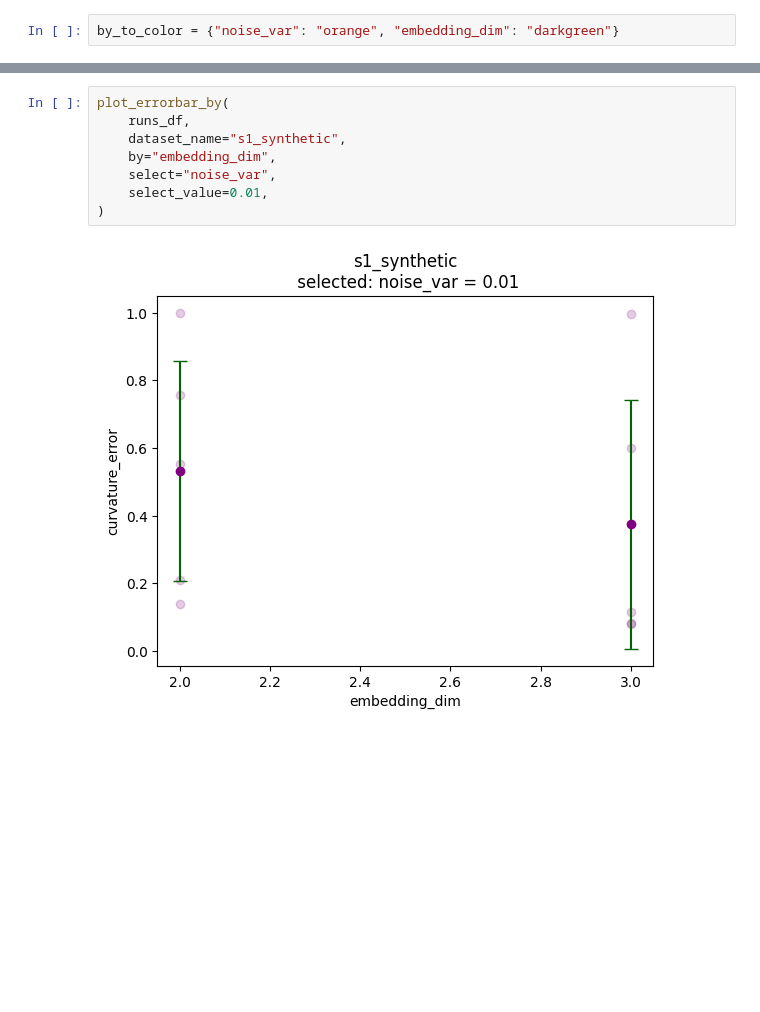
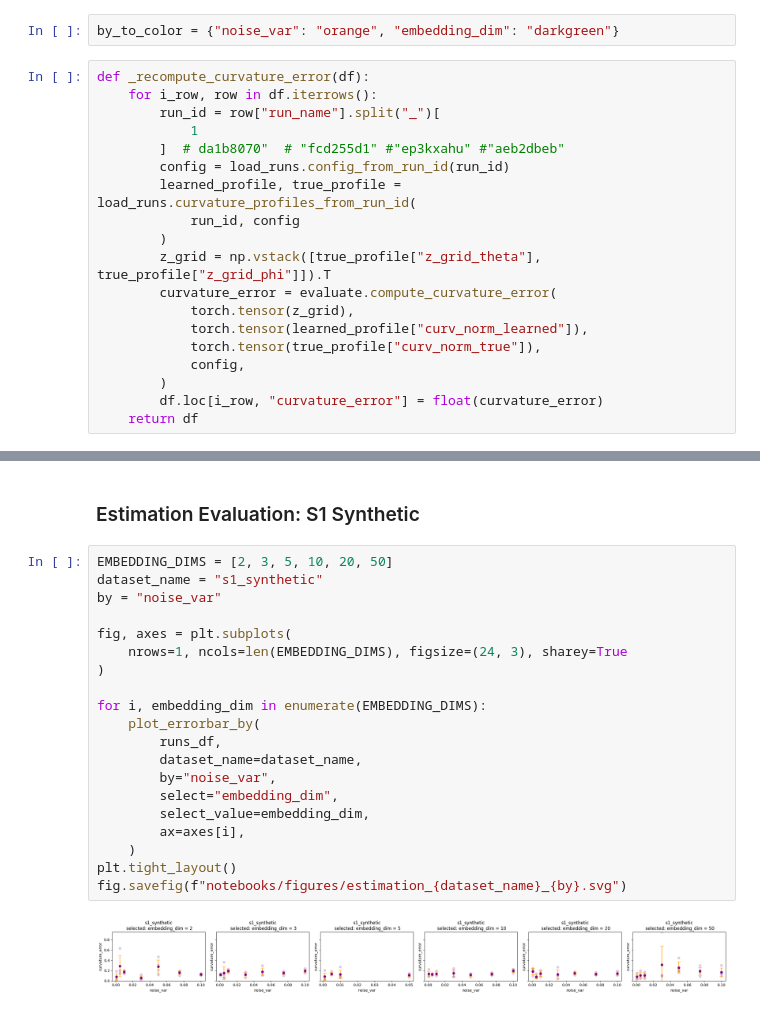
Before and after one commit to geometric-intelligence/neurometry, a Jupyter notebook: neuralgeom/notebooks/05_evaluate_curvature_estimation.ipynb, the cells around one changed output, grey strips where cells are left out. Cells and saved outputs as stored; diff of their text form; blank space fills up the shorter version.

```diff
--- a/neuralgeom/notebooks/05_evaluate_curvature_estimation.ipynb
+++ b/neuralgeom/notebooks/05_evaluate_curvature_estimation.ipynb
@@ -337,2 +325,21 @@ runs_df = pd.concat(df_list)
 # %%
 by_to_color = {"noise_var": "orange", "embedding_dim": "darkgreen"}
+# %%
+def _recompute_curvature_error(df):
+    for i_row, row in df.iterrows():
+        run_id = row["run_name"].split("_")[
+            1
+        ]  # da1b8070"  # "fcd255d1" #"ep3kxahu" #"aeb2dbeb"
+        config = load_runs.config_from_run_id(run_id)
+        learned_profile, true_profile = load_runs.curvature_profiles_from_run_id(
+            run_id, config
+        )
+        z_grid = np.vstack([true_profile["z_grid_theta"], true_profile["z_grid_phi"]]).T
+        curvature_error = evaluate.compute_curvature_error(
+            torch.tensor(z_grid),
+            torch.tensor(learned_profile["curv_norm_learned"]),
+            torch.tensor(true_profile["curv_norm_true"]),
+            config,
+        )
+        df.loc[i_row, "curvature_error"] = float(curvature_error)
+    return df
@@ -395,10 +431,24 @@ plot_errorbar_by(
-# %%
-plot_errorbar_by(
-    runs_df,
-    dataset_name="s1_synthetic",
-    by="embedding_dim",
-    select="noise_var",
-    select_value=0.01,
-)
-# %% [output]
-[figure, removed]
+# %% [markdown]
+### Estimation Evaluation: S1 Synthetic
+# %%
+EMBEDDING_DIMS = [2, 3, 5, 10, 20, 50]
+dataset_name = "s1_synthetic"
+by = "noise_var"
+
+fig, axes = plt.subplots(
+    nrows=1, ncols=len(EMBEDDING_DIMS), figsize=(24, 3), sharey=True
+)
+
+for i, embedding_dim in enumerate(EMBEDDING_DIMS):
+    plot_errorbar_by(
+        runs_df,
+        dataset_name=dataset_name,
+        by="noise_var",
+        select="embedding_dim",
+        select_value=embedding_dim,
+        ax=axes[i],
+    )
+plt.tight_layout()
+fig.savefig(f"notebooks/figures/estimation_{dataset_name}_{by}.svg")
+# %% [output]
+[figure, added]
```
Also changed, not shown: parts of 22 cells of this notebook, 4 other files.
